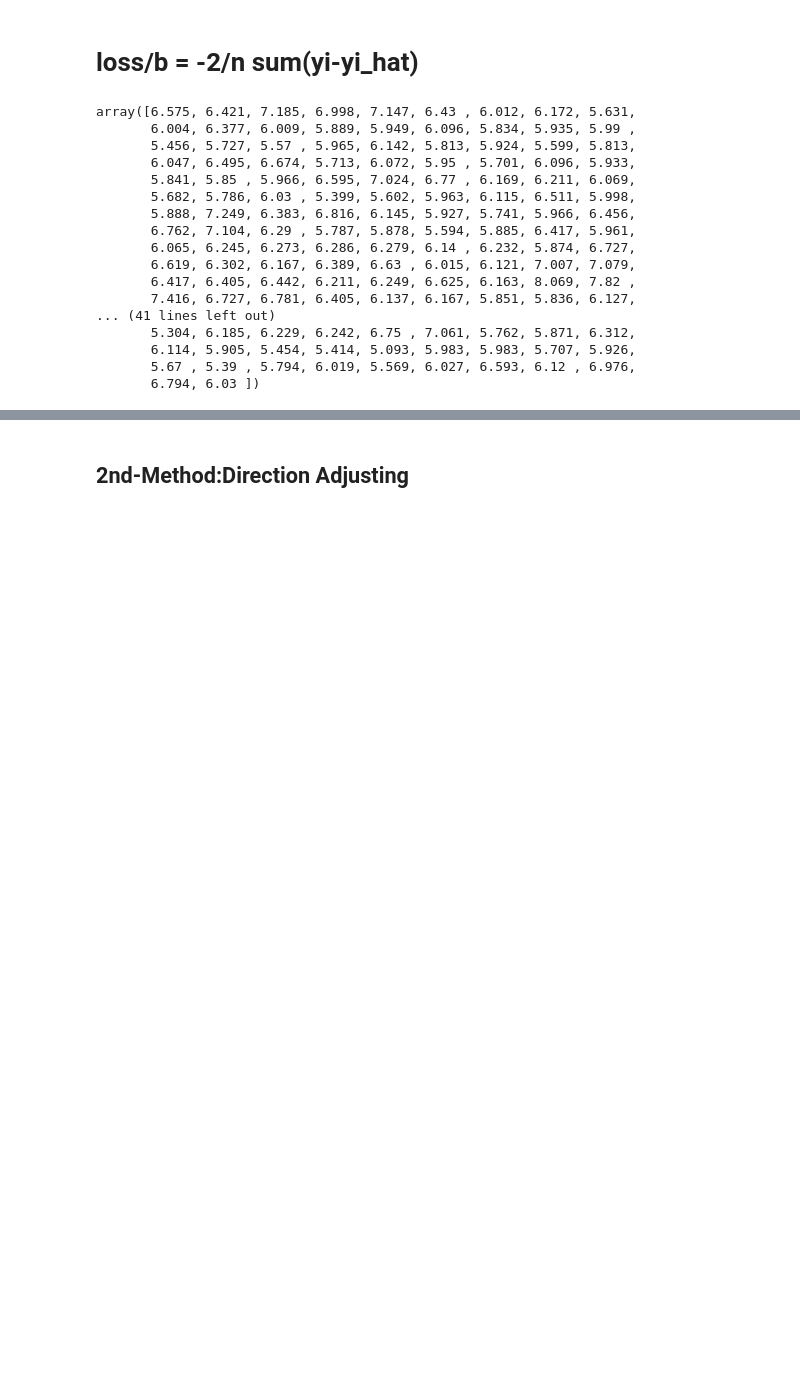
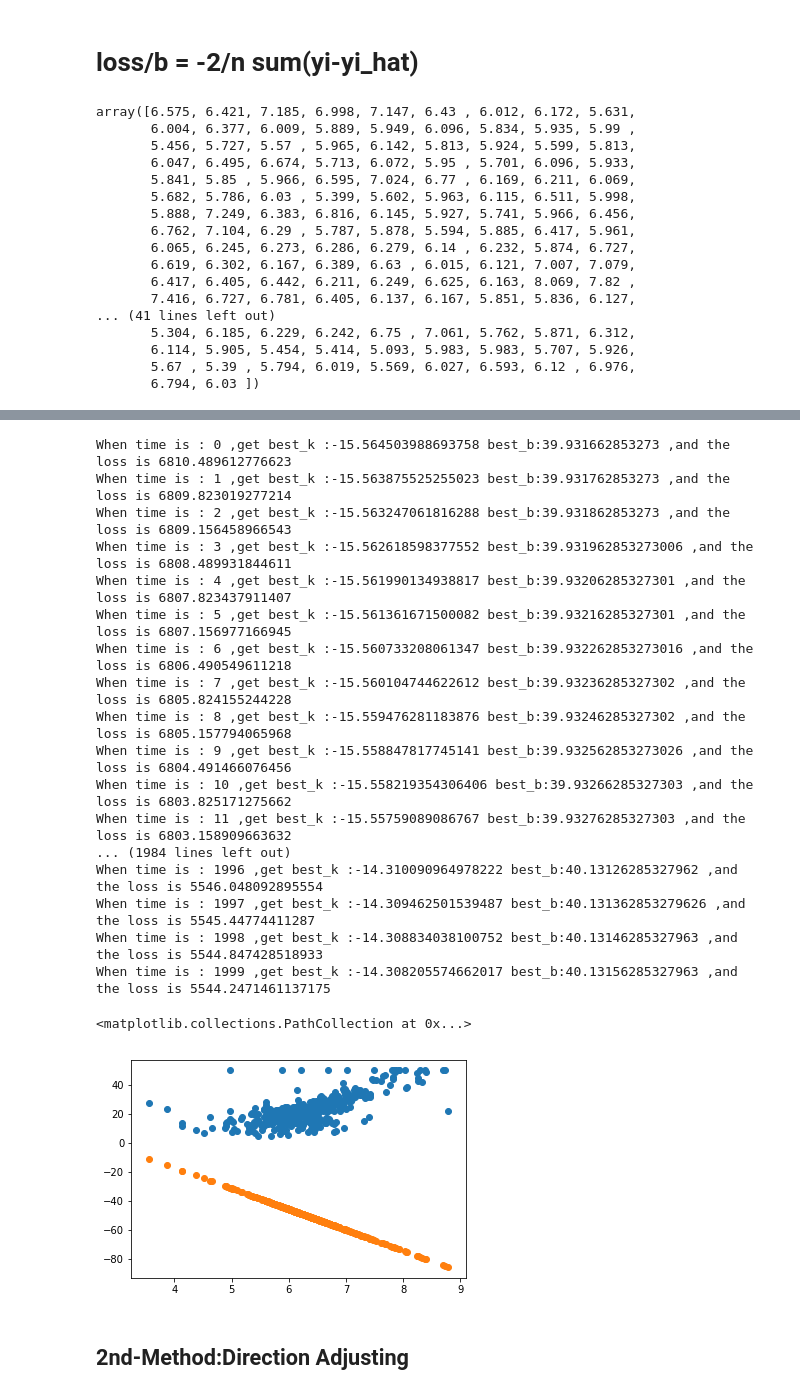
Before and after one commit to kelly2016/nlp_assignments, a Jupyter notebook: assignment_02/Lesson-02.ipynb, the cells around one changed output, grey strips where cells are left out. Drawn from its saved outputs; the diff is of its cells as text; code cells hidden in the pictures; blank space fills up the shorter version.

```diff
--- a/assignment_02/Lesson-02.ipynb
+++ b/assignment_02/Lesson-02.ipynb
@@ -628,3 +642,62 @@ def loss_2(y,y_hat):#损失函数2  1/n*sum(|y-y_hat|)
+# %%
+def partial_b_2(y,y_hat):#对b偏导
+    n = len(y)
+    sum_v = 0
+    for y_i,y_hat_i in zip(list(y),list(y_hat)):
+        if y_i > y_hat_i:#如果y_i > y_hat_i，|y-y_hat| = y-xk-b  ,导数等于-1
+            sum_v += -1
+        elif y_i > y_hat_i:#如果y_i > y_hat_i，|y-y_hat| = -y+xk+b  ,导数等于1
+             sum_v += 1
+        else:#如果y_i == y_hat_i，|y-y_hat| = 0  ,导数等于1
+             sum_v += 1
+
+    return 1/n * sum_v
+# %%
+X_rm = X[:,5]
+trying_times = 2000
+min_loss = float('inf')
+
+best_price_by_random_k_and_b = None
+current_k = random.random()*200-100#random.randint(0,1) #
+current_b = random.random()*200-100#random.randint(0,1) #r
+learning_rate = 1e-04
+scalar = 0.1 # 0.4  学习率 当变得约好的时候可以更大，当越小的时候可以越小
+for i in range(trying_times):
+    price_by_k_and_b = [price(r,current_k,current_b) for r in X_rm]
+    current_loss = loss(y,price_by_k_and_b)# loss
+    if current_loss < min_loss:
+        min_loss = current_loss
+        best_price_by_random_k_and_b = price_by_k_and_b
+        print('When time is : {} ,get best_k :{} best_b:{} ,and the loss is {}'.format(i,current_k,current_b,min_loss))
+    k_gradient = partial_k_2(X_rm,y,price_by_k_and_b)
+    b_gradient = partial_b_2(y,price_by_k_and_b)
+    current_k = current_k +(-1*k_gradient)*learning_rate
+    current_b = current_b +(-1*b_gradient)*learning_rate
+
+
+
+draw_rm_and_price()
+plt.scatter(X_rm,best_price_by_random_k_and_b)
+# %% [output]
+When time is : 0 ,get best_k :-15.564503988693758 best_b:39.931662853273 ,and the loss is 6810.489612776623
+When time is : 1 ,get best_k :-15.563875525255023 best_b:39.931762853273 ,and the loss is 6809.823019277214
+When time is : 2 ,get best_k :-15.563247061816288 best_b:39.931862853273 ,and the loss is 6809.156458966543
+When time is : 3 ,get best_k :-15.562618598377552 best_b:39.931962853273006 ,and the loss is 6808.489931844611
+When time is : 4 ,get best_k :-15.561990134938817 best_b:39.93206285327301 ,and the loss is 6807.823437911407
+When time is : 5 ,get best_k :-15.561361671500082 best_b:39.93216285327301 ,and the loss is 6807.156977166945
+When time is : 6 ,get best_k :-15.560733208061347 best_b:39.932262853273016 ,and the loss is 6806.490549611218
+When time is : 7 ,get best_k :-15.560104744622612 best_b:39.93236285327302 ,and the loss is 6805.824155244228
+When time is : 8 ,get best_k :-15.559476281183876 best_b:39.93246285327302 ,and the loss is 6805.157794065968
+When time is : 9 ,get best_k :-15.558847817745141 best_b:39.932562853273026 ,and the loss is 6804.491466076456
+When time is : 10 ,get best_k :-15.558219354306406 best_b:39.93266285327303 ,and the loss is 6803.825171275662
+When time is : 11 ,get best_k :-15.55759089086767 best_b:39.93276285327303 ,and the loss is 6803.158909663632
+... (1984 lines left out)
+When time is : 1996 ,get best_k :-14.310090964978222 best_b:40.13126285327962 ,and the loss is 5546.048092895554
+When time is : 1997 ,get best_k :-14.309462501539487 best_b:40.131362853279626 ,and the loss is 5545.44774411287
+When time is : 1998 ,get best_k :-14.308834038100752 best_b:40.13146285327963 ,and the loss is 5544.847428518933
+When time is : 1999 ,get best_k :-14.308205574662017 best_b:40.13156285327963 ,and the loss is 5544.2471461137175
+<matplotlib.collections.PathCollection at 0x...>
+[figure, added]
 # %% [markdown]
 ## 2nd-Method:Direction Adjusting
 # %%
```
Also changed, not shown: parts of 3 cells of this notebook.
